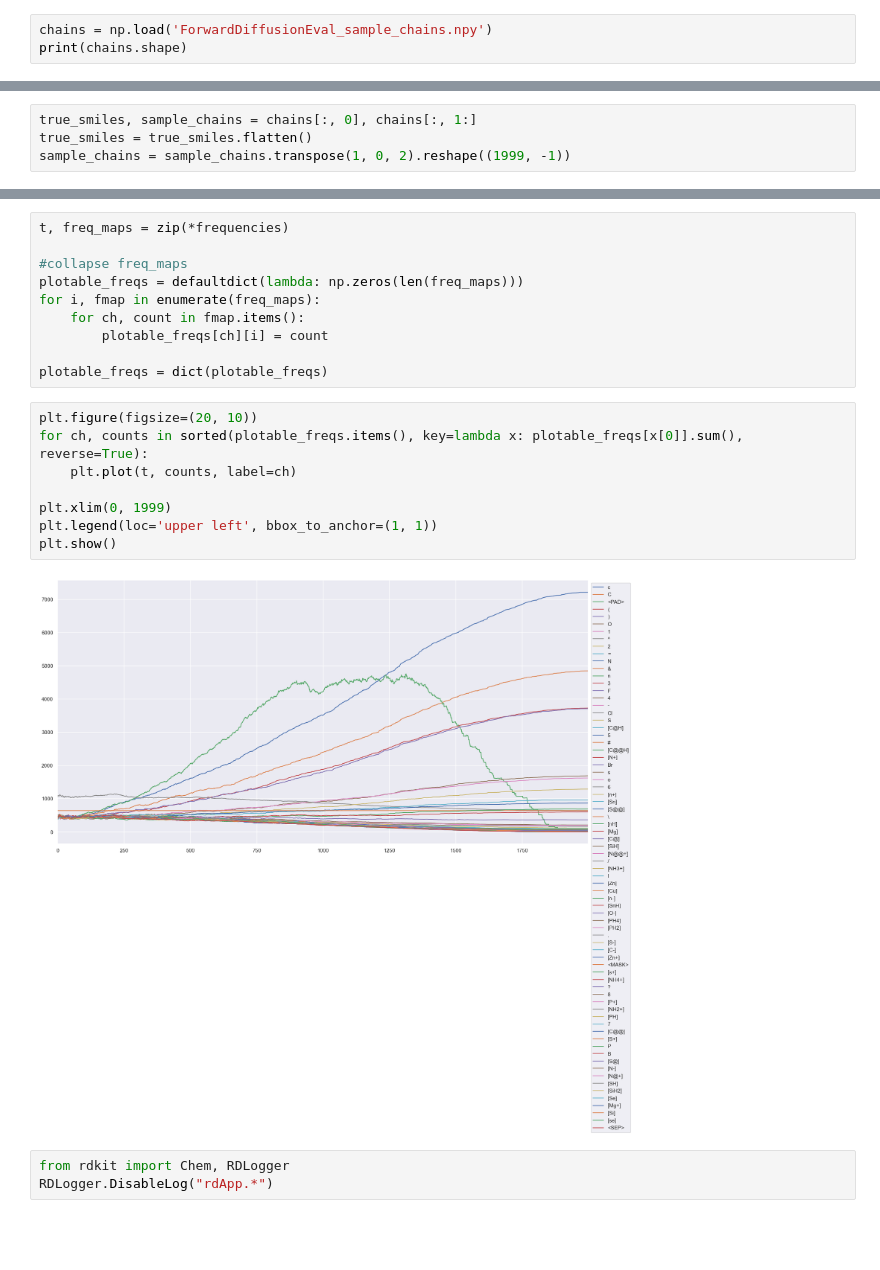
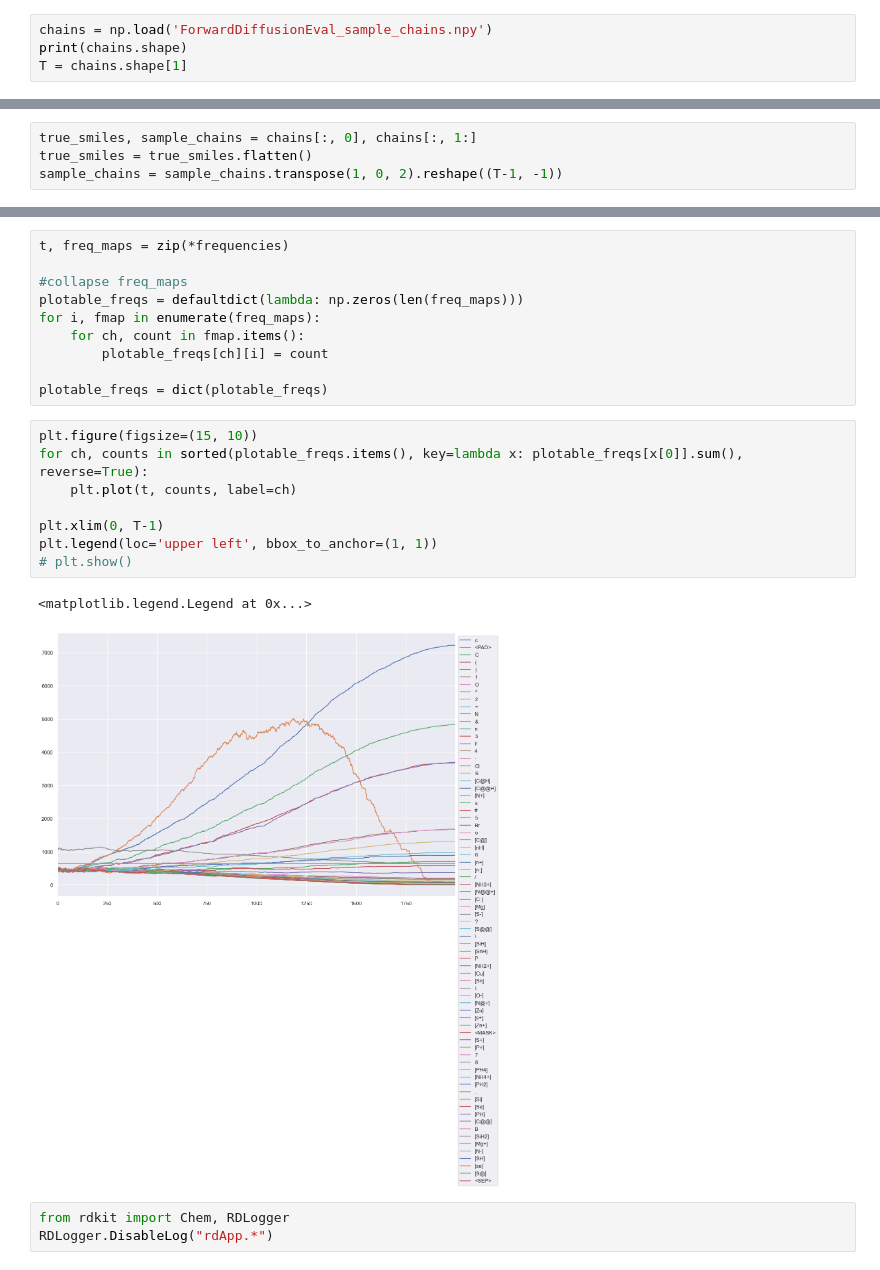
Before and after one commit to sfcurre/DiffER, a Jupyter notebook: eval_chains.ipynb, the cells around one changed output, grey strips where cells are left out. Drawn from its saved outputs; the diff is of its cells as text; blank space fills up the shorter version.

```diff
--- a/eval_chains.ipynb
+++ b/eval_chains.ipynb
@@ -17,12 +17,13 @@ Finished tokeniser.
 # %%
 chains = np.load('ForwardDiffusionEval_sample_chains.npy')
 print(chains.shape)
+T = chains.shape[1]
 # %% [output]
 (10, 2000, 64)
 # %%
 true_smiles, sample_chains = chains[:, 0], chains[:, 1:]
 true_smiles = true_smiles.flatten()
-sample_chains = sample_chains.transpose(1, 0, 2).reshape((1999, -1))
+sample_chains = sample_chains.transpose(1, 0, 2).reshape((T-1, -1))
 # %%
 tokens = tokeniser.tokenise(true_smiles[:10])['original_tokens']
 print(tokens)
@@ -101,15 +102,16 @@ for i, fmap in enumerate(freq_maps):
 
 plotable_freqs = dict(plotable_freqs)
 # %%
-plt.figure(figsize=(20, 10))
+plt.figure(figsize=(15, 10))
 for ch, counts in sorted(plotable_freqs.items(), key=lambda x: plotable_freqs[x[0]].sum(), reverse=True):
     plt.plot(t, counts, label=ch)
 
-plt.xlim(0, 1999)
+plt.xlim(0, T-1)
 plt.legend(loc='upper left', bbox_to_anchor=(1, 1))
-plt.show()
+# plt.show()
 # %% [output]
+<matplotlib.legend.Legend at 0x...>
-[figure, old version]
+[figure, new version]
 # %%
 from rdkit import Chem, RDLogger
 RDLogger.DisableLog("rdApp.*")
```
Also changed, not shown: parts of 17 cells of this notebook, 1 other file.
